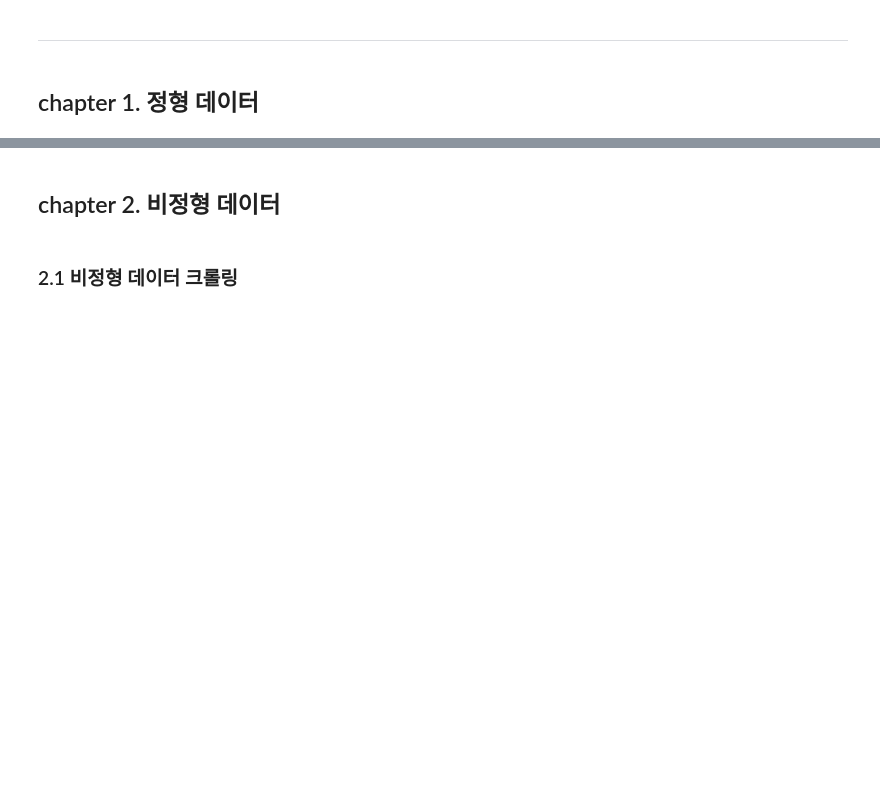
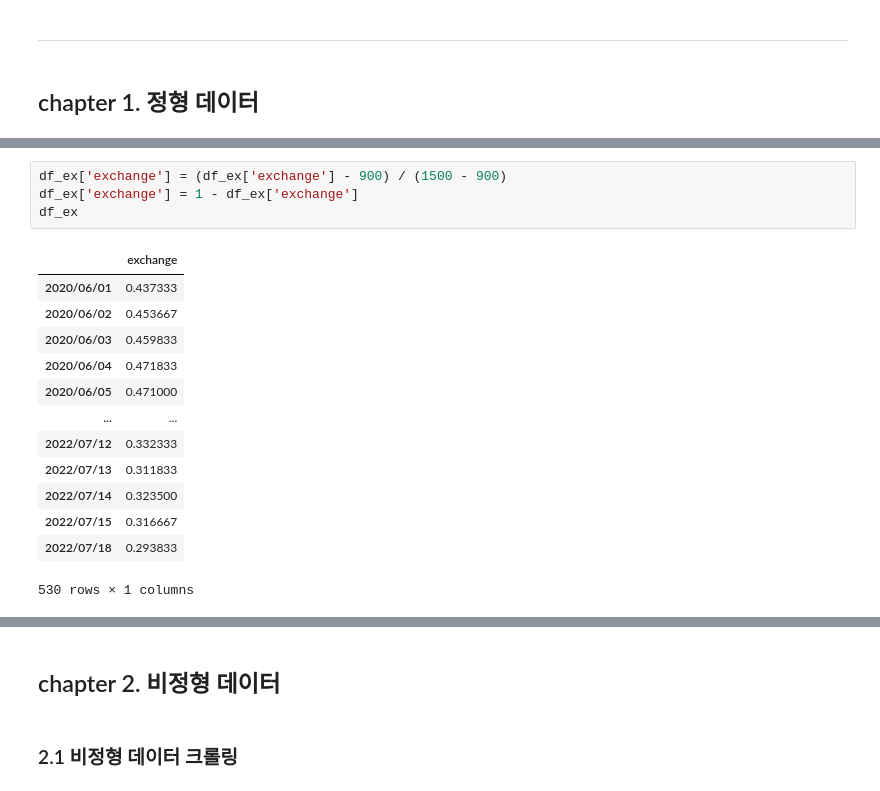
Before and after one commit to NewYorkKim/KRX_2022, a Jupyter notebook: master/제1회 KRX 금융 빅데이터 활용 아이디어 경진대회.ipynb, the cells around one changed output, grey strips where cells are left out. Saved outputs shown, nothing was run; the diff lists cells and outputs as text; blank space fills up the shorter version.

```diff
--- a/master/제1회 KRX 금융 빅데이터 활용 아이디어 경진대회.ipynb
+++ b/master/제1회 KRX 금융 빅데이터 활용 아이디어 경진대회.ipynb
@@ -39,0 +90,18 @@
+# %%
+df_ex['exchange'] = (df_ex['exchange'] - 900) / (1500 - 900)
+df_ex['exchange'] = 1 - df_ex['exchange']
+df_ex
+# %% [output]
+|  | exchange |
+| 2020/06/01 | 0.437333 |
+| 2020/06/02 | 0.453667 |
+| 2020/06/03 | 0.459833 |
+| 2020/06/04 | 0.471833 |
+| 2020/06/05 | 0.471000 |
+| ... | ... |
+| 2022/07/12 | 0.332333 |
+| 2022/07/13 | 0.311833 |
+| 2022/07/14 | 0.323500 |
+| 2022/07/15 | 0.316667 |
+| 2022/07/18 | 0.293833 |
+530 rows × 1 columns
```
Also changed, not shown: parts of 14 cells of this notebook.
